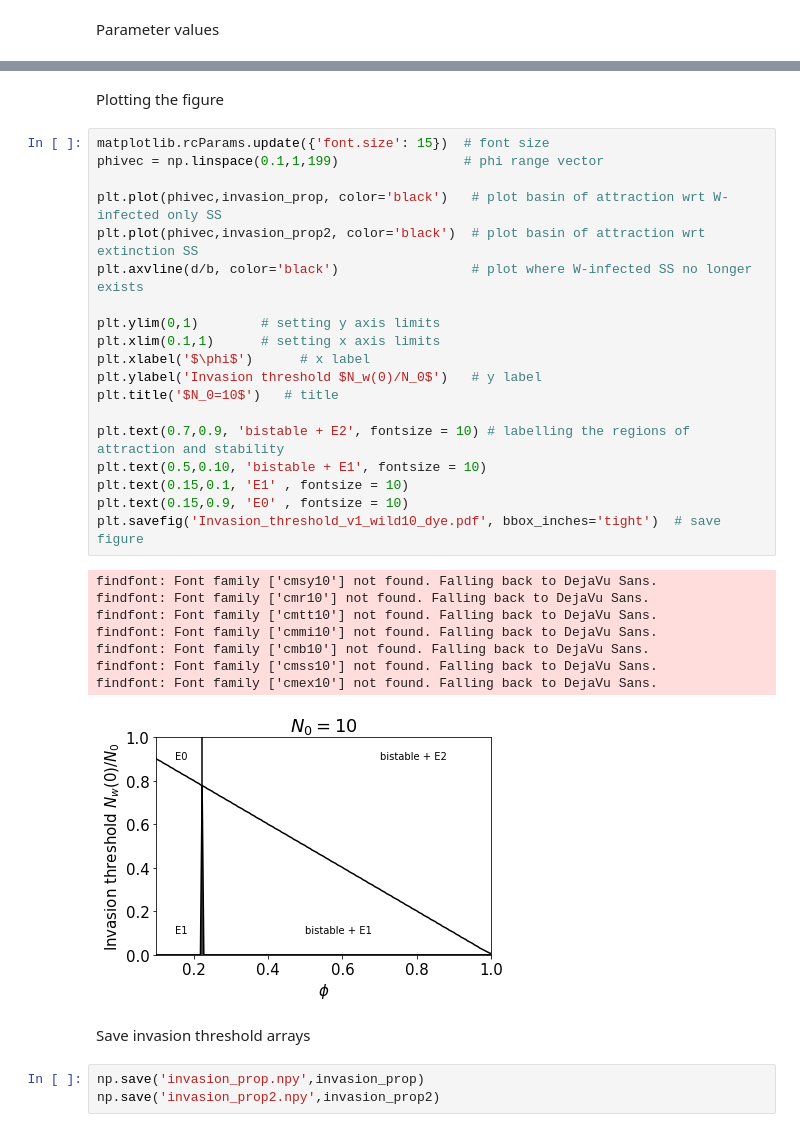
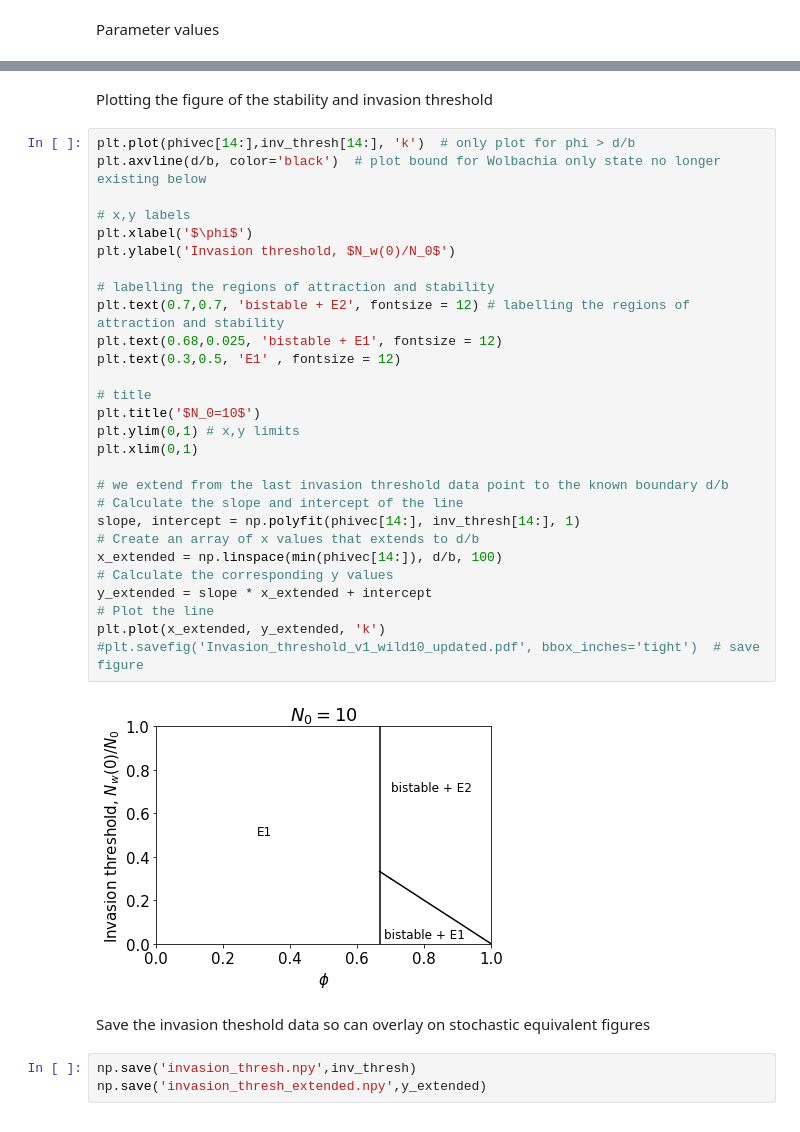
Before and after one commit to ahb48/Wolbachia_invasion_households, a Jupyter notebook: Figure_2.ipynb, the cells around one changed output, grey strips where cells are left out. Drawn from its saved outputs; the diff is of its cells as text.

```diff
--- a/Figure_2.ipynb
+++ b/Figure_2.ipynb
@@ -102,35 +131,37 @@ for i in range(len(phivec)):        # looping over all phi values
 # %% [markdown]
-Plotting the figure
+Plotting the figure of the stability and invasion threshold
-# %%
-matplotlib.rcParams.update({'font.size': 15})  # font size
-phivec = np.linspace(0.1,1,199)                # phi range vector
-
-plt.plot(phivec,invasion_prop, color='black')   # plot basin of attraction wrt W-infected only SS
-plt.plot(phivec,invasion_prop2, color='black')  # plot basin of attraction wrt extinction SS
-plt.axvline(d/b, color='black')                 # plot where W-infected SS no longer exists
-
-plt.ylim(0,1)        # setting y axis limits
-plt.xlim(0.1,1)      # setting x axis limits
-plt.xlabel('$\phi$')      # x label
-plt.ylabel('Invasion threshold $N_w(0)/N_0$')   # y label
-plt.title('$N_0=10$')   # title
-
-plt.text(0.7,0.9, 'bistable + E2', fontsize = 10) # labelling the regions of attraction and stability
-plt.text(0.5,0.10, 'bistable + E1', fontsize = 10)
-plt.text(0.15,0.1, 'E1' , fontsize = 10)
-plt.text(0.15,0.9, 'E0' , fontsize = 10)
-plt.savefig('Invasion_threshold_v1_wild10_dye.pdf', bbox_inches='tight')  # save figure
-# %% [output]
-findfont: Font family ['cmsy10'] not found. Falling back to DejaVu Sans.
-findfont: Font family ['cmr10'] not found. Falling back to DejaVu Sans.
-findfont: Font family ['cmtt10'] not found. Falling back to DejaVu Sans.
-findfont: Font family ['cmmi10'] not found. Falling back to DejaVu Sans.
-findfont: Font family ['cmb10'] not found. Falling back to DejaVu Sans.
-findfont: Font family ['cmss10'] not found. Falling back to DejaVu Sans.
-findfont: Font family ['cmex10'] not found. Falling back to DejaVu Sans.
-[figure, removed]
-# %% [markdown]
-Save invasion threshold arrays
+# %%
+plt.plot(phivec[14:],inv_thresh[14:], 'k')  # only plot for phi > d/b
+plt.axvline(d/b, color='black')  # plot bound for Wolbachia only state no longer existing below
+
+# x,y labels
+plt.xlabel('$\phi$')
+plt.ylabel('Invasion threshold, $N_w(0)/N_0$')
+
+# labelling the regions of attraction and stability
+plt.text(0.7,0.7, 'bistable + E2', fontsize = 12) # labelling the regions of attraction and stability
+plt.text(0.68,0.025, 'bistable + E1', fontsize = 12)
+plt.text(0.3,0.5, 'E1' , fontsize = 12)
+
+# title
+plt.title('$N_0=10$')
+plt.ylim(0,1) # x,y limits
+plt.xlim(0,1)
+
+# we extend from the last invasion threshold data point to the known boundary d/b
+# Calculate the slope and intercept of the line
+slope, intercept = np.polyfit(phivec[14:], inv_thresh[14:], 1)
+# Create an array of x values that extends to d/b
+x_extended = np.linspace(min(phivec[14:]), d/b, 100)
+# Calculate the corresponding y values
+y_extended = slope * x_extended + intercept
+# Plot the line
+plt.plot(x_extended, y_extended, 'k')
+#plt.savefig('Invasion_threshold_v1_wild10_updated.pdf', bbox_inches='tight')  # save figure
+# %% [output]
+[figure, added]
+# %% [markdown]
+Save the invasion theshold data so can overlay on stochastic equivalent figures
 # %%
-np.save('invasion_prop.npy',invasion_prop)
-np.save('invasion_prop2.npy',invasion_prop2)
+np.save('invasion_thresh.npy',inv_thresh)
+np.save('invasion_thresh_extended.npy',y_extended)
```
Also changed, not shown: parts of 10 cells of this notebook, 22 other files.
